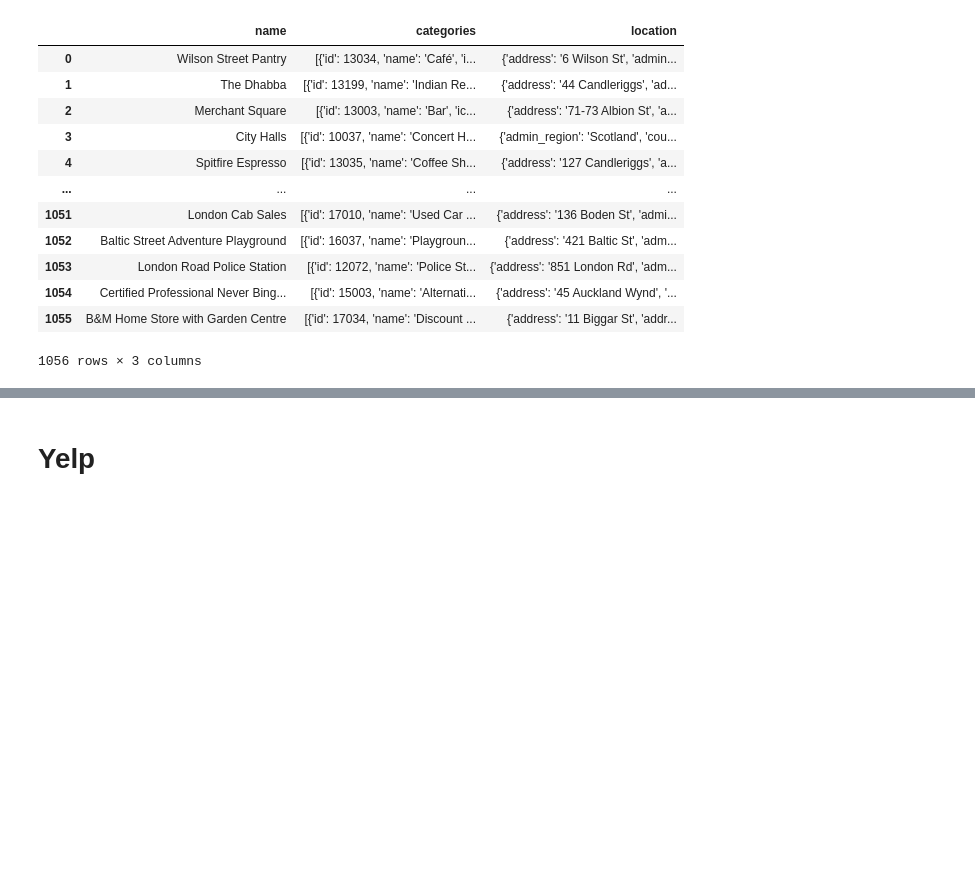
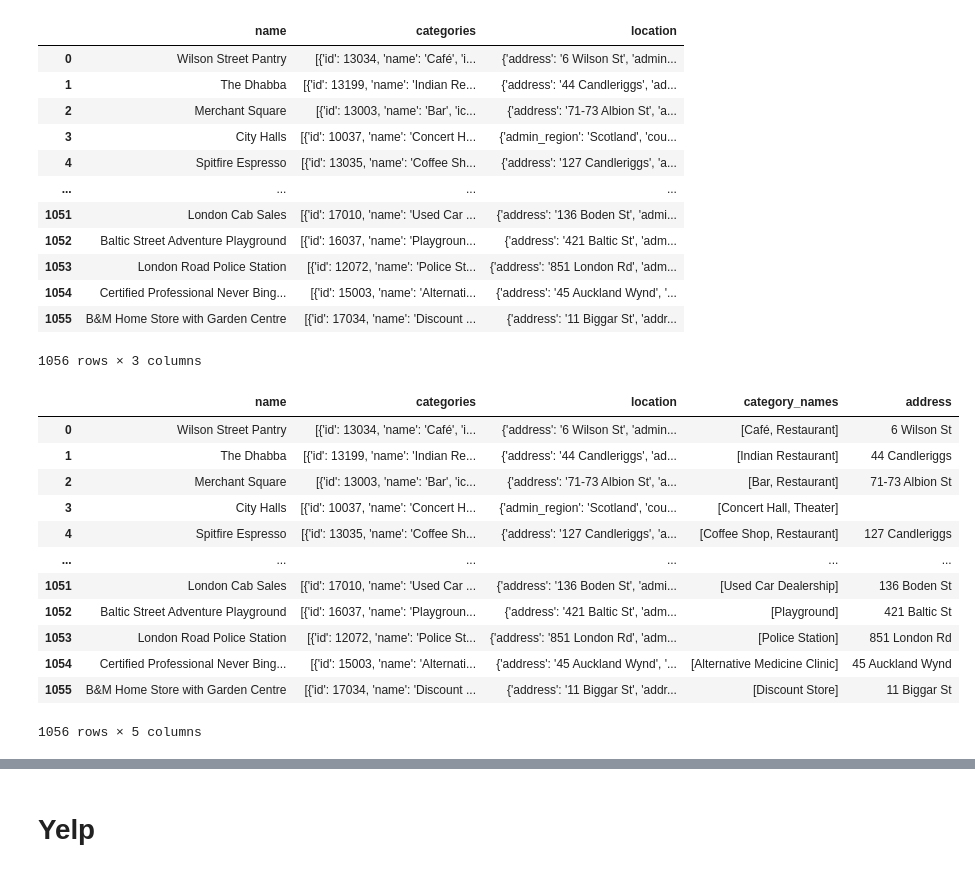
Before and after one commit to mattcorr-lhl/CityBikes-API-Project, a Jupyter notebook: notebooks/yelp_foursquare_EDA.ipynb, the cells around one changed output, grey strips where cells are left out. Saved outputs shown, nothing was run; the diff lists cells and outputs as text; code cells hidden in the pictures; blank space fills up the shorter version.

Commit message:
Extracted values from Foursquare location and category dictionaries. Also added exported .CSV

```diff
--- a/notebooks/yelp_foursquare_EDA.ipynb
+++ b/notebooks/yelp_foursquare_EDA.ipynb
@@ -87,3 +87,48 @@ selected_poi_data_df
 | 1054 | Certified Professional Never Bing... | [{'id': 15003, 'name': 'Alternati... | {'address': '45 Auckland Wynd', '... |
 | 1055 | B&M Home Store with Garden Centre | [{'id': 17034, 'name': 'Discount ... | {'address': '11 Biggar St', 'addr... |
 1056 rows × 3 columns
+# %%
+# Function used in conjunction with .apply() to extract category "names" into a easier to read list
+def get_category_names(row):
+    # Load the dictionary from the categories column
+    categories_dic = row['categories']
+
+    # Extract the names of each category into a list
+    category_list = []
+    for category in categories_dic:
+        category_list.append(category['name']) # Append the name to the category list
+
+    # Return the list of category name
+    return category_list
+
+# Function used in conjunction with .apply() to extract the address from a location, as we do not require the other data
+def get_address(row):
+    # Load the dictionary from the location row
+    location_dic = row['location']
+
+    # Extract the address from the location dictionary
+    poi_address = location_dic.get('address', '')
+
+    return poi_address
+
+# Use pandas .apply() dataframe function to extract the important values into new columns for much easier analysis
+# https://pandas.pydata.org/pandas-docs/stable/reference/api/pandas.DataFrame.apply.html
+selected_poi_data_df['category_names'] = selected_poi_data_df.apply(get_category_names, axis=1)
+selected_poi_data_df['address'] = selected_poi_data_df.apply(get_address, axis=1)
+
+# Display the resulting DataFrame
+selected_poi_data_df
+# %% [output]
+|  | name | categories | location | category_names | address |
+| 0 | Wilson Street Pantry | [{'id': 13034, 'name': 'Café', 'i... | {'address': '6 Wilson St', 'admin... | [Café, Restaurant] | 6 Wilson St |
+| 1 | The Dhabba | [{'id': 13199, 'name': 'Indian Re... | {'address': '44 Candleriggs', 'ad... | [Indian Restaurant] | 44 Candleriggs |
+| 2 | Merchant Square | [{'id': 13003, 'name': 'Bar', 'ic... | {'address': '71-73 Albion St', 'a... | [Bar, Restaurant] | 71-73 Albion St |
+| 3 | City Halls | [{'id': 10037, 'name': 'Concert H... | {'admin_region': 'Scotland', 'cou... | [Concert Hall, Theater] |  |
+| 4 | Spitfire Espresso | [{'id': 13035, 'name': 'Coffee Sh... | {'address': '127 Candleriggs', 'a... | [Coffee Shop, Restaurant] | 127 Candleriggs |
+| ... | ... | ... | ... | ... | ... |
+| 1051 | London Cab Sales | [{'id': 17010, 'name': 'Used Car ... | {'address': '136 Boden St', 'admi... | [Used Car Dealership] | 136 Boden St |
+| 1052 | Baltic Street Adventure Playground | [{'id': 16037, 'name': 'Playgroun... | {'address': '421 Baltic St', 'adm... | [Playground] | 421 Baltic St |
+| 1053 | London Road Police Station | [{'id': 12072, 'name': 'Police St... | {'address': '851 London Rd', 'adm... | [Police Station] | 851 London Rd |
+| 1054 | Certified Professional Never Bing... | [{'id': 15003, 'name': 'Alternati... | {'address': '45 Auckland Wynd', '... | [Alternative Medicine Clinic] | 45 Auckland Wynd |
+| 1055 | B&M Home Store with Garden Centre | [{'id': 17034, 'name': 'Discount ... | {'address': '11 Biggar St', 'addr... | [Discount Store] | 11 Biggar St |
+1056 rows × 5 columns
```
Also changed, not shown: parts of 3 cells of this notebook, 1 other file.
